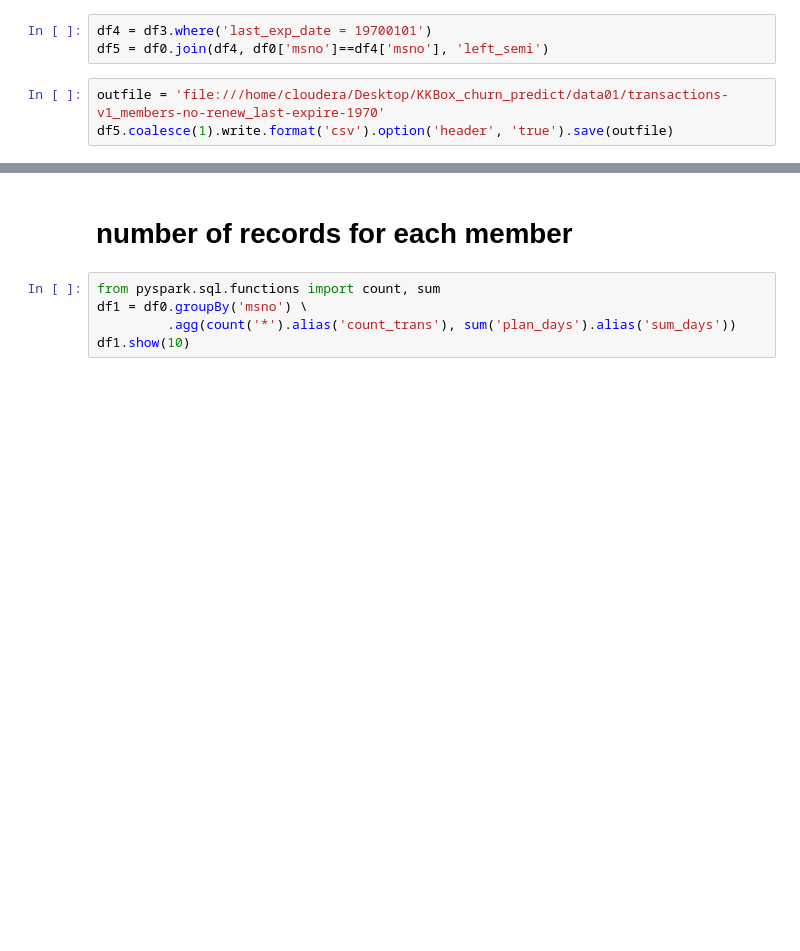
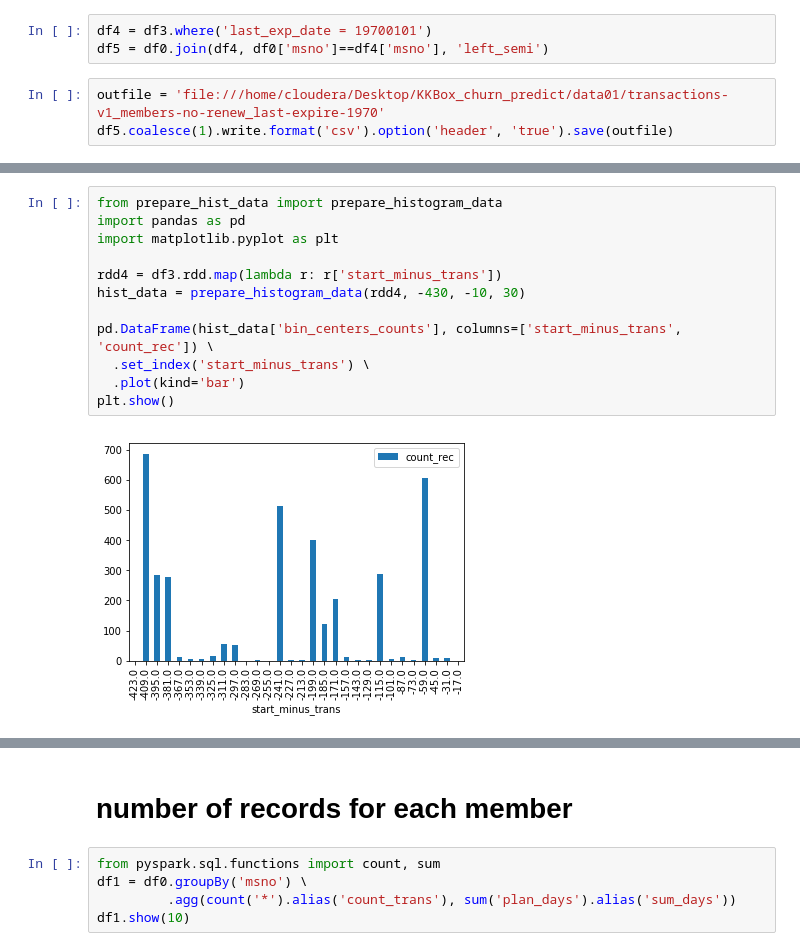
Before and after one commit to III-AdventureTime/kkbox_churn, a Jupyter notebook: explore_raw_transactions_v1.yang/members_no_renew/eda1.ipynb, the cells around one changed output, grey strips where cells are left out. Drawn from its saved outputs; the diff is of its cells as text; blank space fills up the shorter version.

```diff
--- a/explore_raw_transactions_v1.yang/members_no_renew/eda1.ipynb
+++ b/explore_raw_transactions_v1.yang/members_no_renew/eda1.ipynb
@@ -379,0 +516,14 @@ only showing top 10 rows
+# %%
+from prepare_hist_data import prepare_histogram_data
+import pandas as pd
+import matplotlib.pyplot as plt
+
+rdd4 = df3.rdd.map(lambda r: r['start_minus_trans'])
+hist_data = prepare_histogram_data(rdd4, -430, -10, 30)
+
+pd.DataFrame(hist_data['bin_centers_counts'], columns=['start_minus_trans', 'count_rec']) \
+  .set_index('start_minus_trans') \
+  .plot(kind='bar')
+plt.show()
+# %% [output]
+[figure, added]
```
Also changed, not shown: parts of 51 cells of this notebook.
